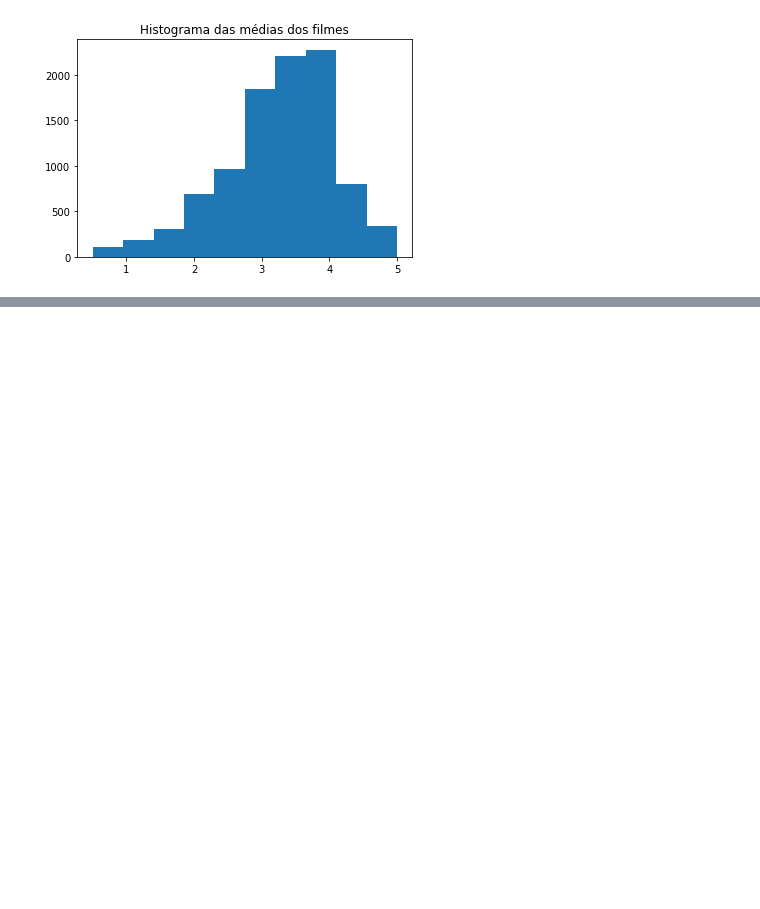
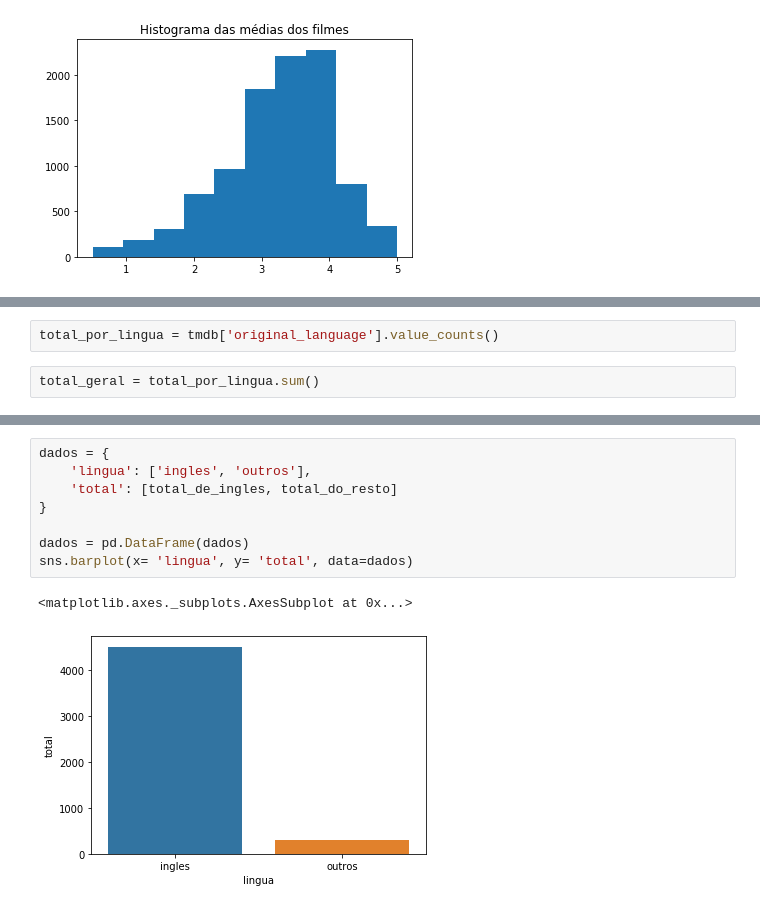
Before and after one commit to dieinimymaganha/data_science, a Jupyter notebook: Introdução a Data Science.ipynb, the cells around one changed output, grey strips where cells are left out. Drawn from its saved outputs; the diff is of its cells as text; blank space fills up the shorter version.

```diff
--- a/Introdução a Data Science.ipynb
+++ b/Introdução a Data Science.ipynb
@@ -152,0 +247,4 @@ Text(0.5, 1.0, 'Histograma das médias dos filmes')
+# %%
+total_por_lingua = tmdb['original_language'].value_counts()
+# %%
+total_geral = total_por_lingua.sum()
@@ -152,0 +261,11 @@ Text(0.5, 1.0, 'Histograma das médias dos filmes')
+# %%
+dados = {
+    'lingua': ['ingles', 'outros'],
+    'total': [total_de_ingles, total_do_resto]
+}
+
+dados = pd.DataFrame(dados)
+sns.barplot(x= 'lingua', y= 'total', data=dados)
+# %% [output]
+<matplotlib.axes._subplots.AxesSubplot at 0x...>
+[figure, added]
```
Also changed, not shown: parts of 14 cells of this notebook, 2 other files.
